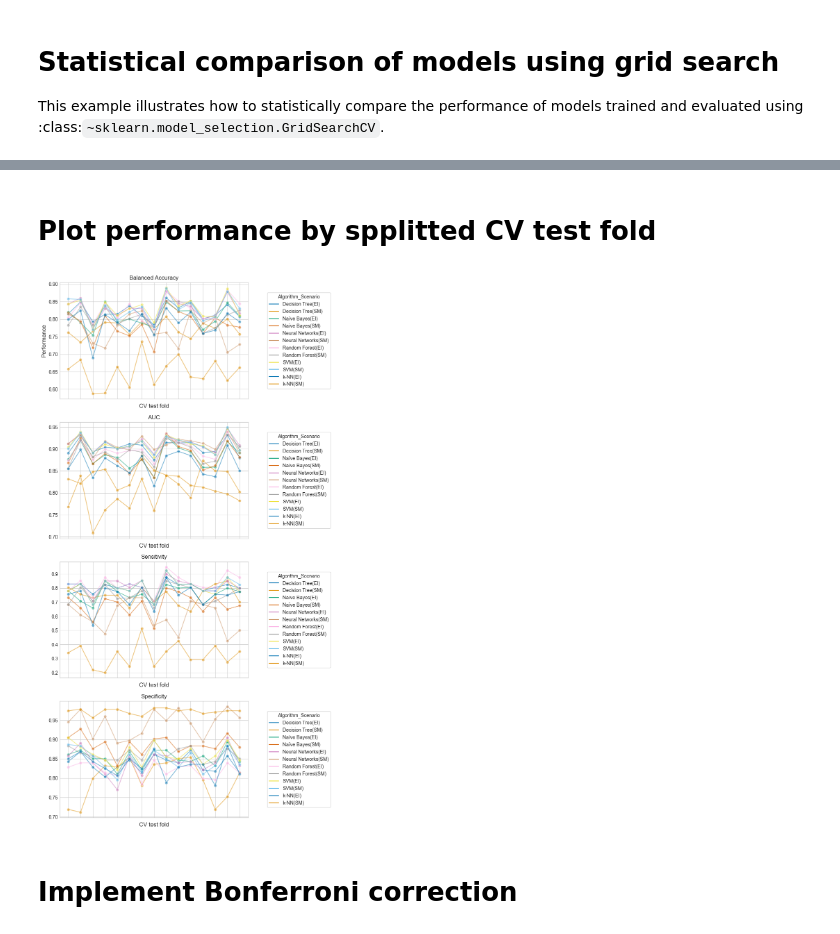
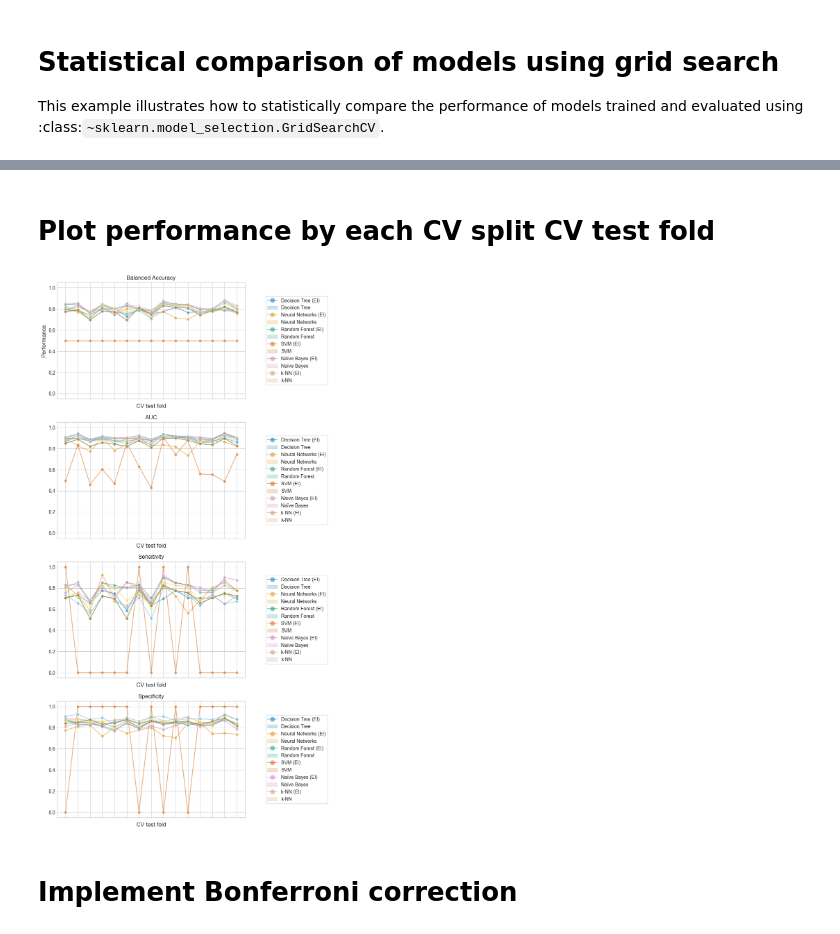
Before and after one commit to fabianopapaiz/als_prognosis_using_ensemble_imbalance, a Jupyter notebook: 05_Train_Validate_Models/16.1 - Multiple models comparison.ipynb, the cells around one changed output, grey strips where cells are left out. Drawn from its saved outputs; the diff is of its cells as text; code cells hidden in the pictures.

```diff
--- a/05_Train_Validate_Models/16.1 - Multiple models comparison.ipynb
+++ b/05_Train_Validate_Models/16.1 - Multiple models comparison.ipynb
@@ -202,0 +282,20 @@ df_temp[['estimator', 'scenario', "params", 'best', "mean_test_balanced_accuracy
+# %%
+df_results = pd.DataFrame(grid.cv_results_)
+
+
+df_results.insert(0, 'Algorithm', [
+    'Decision Tree (EI)',
+    'Decision Tree',
+    'Neural Networks (EI)',
+    'Neural Networks',
+    'Random Forest (EI)',
+    'Random Forest',
+    'SVM (EI)',
+    'SVM',
+    'Naïve Bayes (EI)',
+    'Naïve Bayes',
+    'k-NN (EI)',
+    'k-NN',
+])
+
+df_results
@@ -203,7 +317,7 @@ df_temp[['estimator', 'scenario', "params", 'best', "mean_test_balanced_accuracy
 # %% [markdown]
-# Plot performance by spplitted CV test fold
+# Plot performance by each CV split CV test fold
 # %%
-results_df = df_temp
+results_df = df_results.copy()
 
 
 
@@ -211,12 +325,13 @@ results_df = df_temp
 fig, (ax1, ax2, ax3, ax4) = plt.subplots(
     4,1,
     figsize=(7,20),
-#     sharex=False,
-#     sharey=True
+    sharex=False,
+    sharey=True
 )
 
 # create df of model scores ordered by performance
 model_scores = results_df.filter(regex=r"split\d*_test_balanced_accuracy")
+
 g = sns.lineplot(
     ax=ax1,
     data=model_scores.transpose().iloc[:30],
@@ -230,6 +345,7 @@ ax1.set_ylabel("Performance", size=12)
 ax1.tick_params(bottom=True, labelbottom=False)
 ax1.set_title('Balanced Accuracy')
 
+ax1.legend(results_df.Algorithm.values)
 sns.move_legend(g, "center right", bbox_to_anchor=(1.45, 0.5), frameon=True, markerscale=1.7,)
 
 
@@ -247,6 +363,7 @@ ax2.set_xlabel("CV test fold", size=12, labelpad=10)
 ax2.tick_params(bottom=True, labelbottom=False)
 ax2.set_title('AUC')
 
+ax2.legend(results_df.Algorithm.values)
 sns.move_legend(g, "center right", bbox_to_anchor=(1.45, 0.5), frameon=True, markerscale=1.7,)
 
 
@@ -264,36 +381,37 @@ ax3.set_xlabel("CV test fold", size=12, labelpad=10)
 ax3.tick_params(bottom=True, labelbottom=False)
 ax3.set_title('Sensitivity')
 
+ax3.legend(results_df.Algorithm.values)
 sns.move_legend(g, "center right", bbox_to_anchor=(1.45, 0.5), frameon=True, markerscale=1.7,)
 
 
 # create df of model scores ordered by performance
 model_scores = results_df.filter(regex=r"split\d*_test_specificity")
 g = sns.lineplot(
     ax=ax4,
     data=model_scores.transpose().iloc[:30],
     dashes=False,
     palette="colorblind",
     marker="o",
     alpha=0.5,
 )
 ax4.set_xlabel("CV test fold", size=12, labelpad=10)
 ax4.tick_params(bottom=True, labelbottom=False)
 ax4.set_title('Specificity')
 
+ax4.legend(results_df.Algorithm.values)
 sns.move_legend(g, "center right", bbox_to_anchor=(1.45, 0.5), frameon=True, markerscale=1.7,)
 
 
 plt.show()
 
 # # print correlation of Bal Acc scores across folds
 # print(f"Correlation of models:")
-
 # df_corr = pd.DataFrame(model_scores.transpose().corr())
 # # display(df_corr)
 # sns.heatmap(data=df_corr)
 # %% [output]
-[figure, old version]
+[figure, new version]
 # %% [markdown]
 # Implement Bonferroni correction
 # %%
```
Also changed, not shown: parts of 38 cells of this notebook, 3 other files.
